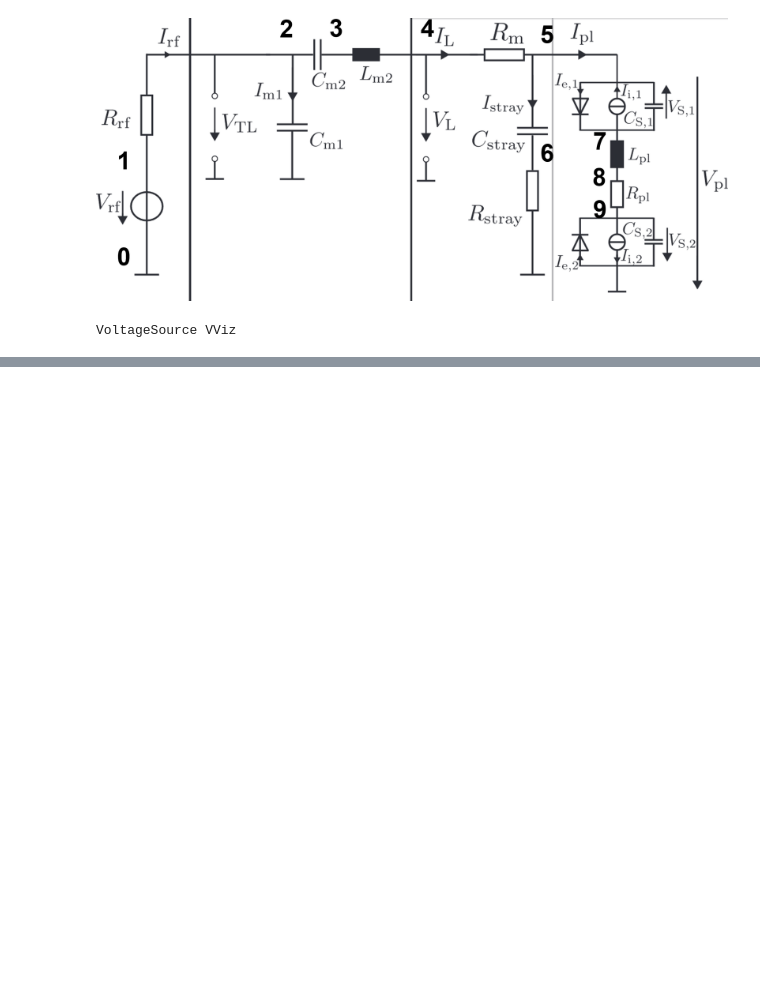
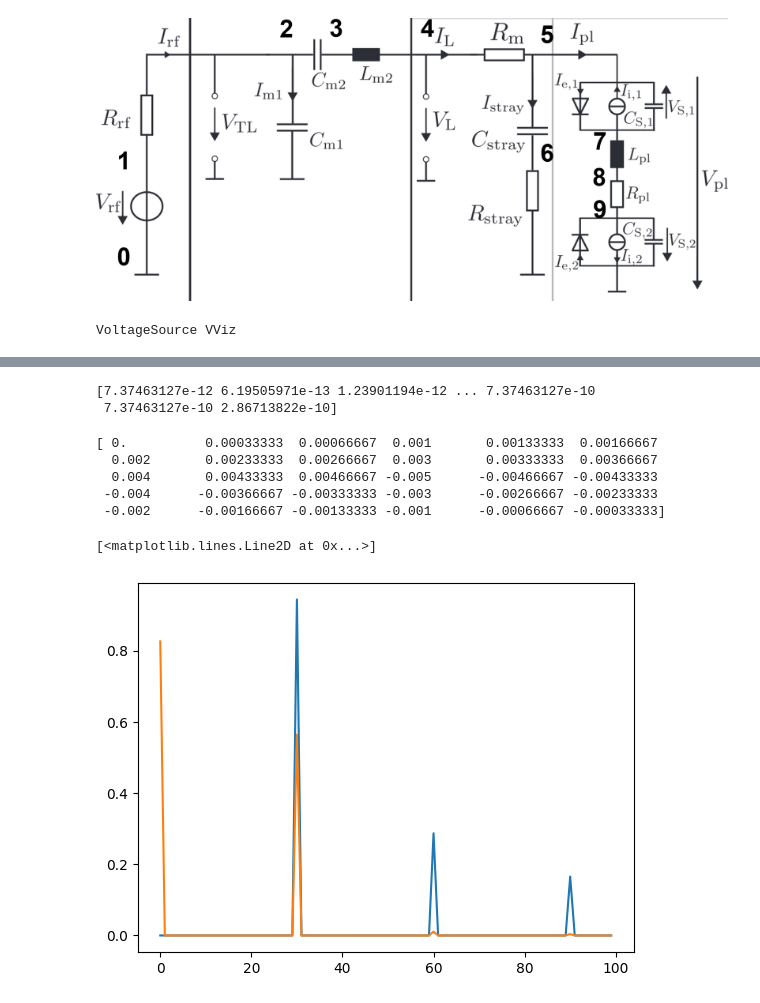
Before and after one commit to dsamsonov1/rf_plasma_impedance, a Jupyter notebook: rf_discharge.ipynb, the cells around one changed output, grey strips where cells are left out. Drawn from its saved outputs; the diff is of its cells as text; code cells hidden in the pictures; blank space fills up the shorter version.

```diff
--- a/rf_discharge.ipynb
+++ b/rf_discharge.ipynb
@@ -201,3 +168,37 @@ plt.show()
+# %%
+a = np.diff(time_data)
+np.set_printoptions(threshold=100)
+print(a)
+# %% [output]
+[7.37463127e-12 6.19505971e-13 1.23901194e-12 ... 7.37463127e-10
+ 7.37463127e-10 2.86713822e-10]
+# %%
+first_steady_period = 250
+num_periods_for_spectra = 30
+
+i_spectra = np.fft.fft(v9_data[sim_periods_div*first_steady_period:sim_periods_div*(first_steady_period+num_periods_for_spectra)])
+v_spectra = np.fft.fft(v5_data[sim_periods_div*first_steady_period:sim_periods_div*(first_steady_period+num_periods_for_spectra)])
+
+freqs = np.fft.fftfreq(num_periods_for_spectra, d=sim_periods_div)
+print(freqs)
+
+i_plot = abs(i_spectra[0:100])
+i_norm = np.linalg.norm(i_plot)
+i_normalized = i_plot/i_norm
+plt.plot(i_normalized)
+
+v_plot = abs(v_spectra[0:100])
+v_norm = np.linalg.norm(v_plot)
+v_normalized = v_plot/v_norm
+plt.plot(v_normalized)
+# %% [output]
+[ 0.          0.00033333  0.00066667  0.001       0.00133333  0.00166667
+  0.002       0.00233333  0.00266667  0.003       0.00333333  0.00366667
+  0.004       0.00433333  0.00466667 -0.005      -0.00466667 -0.00433333
+ -0.004      -0.00366667 -0.00333333 -0.003      -0.00266667 -0.00233333
+ -0.002      -0.00166667 -0.00133333 -0.001      -0.00066667 -0.00033333]
+[<matplotlib.lines.Line2D at 0x...>]
+[figure, added]
 # %%
 *Plasma Current Model
 *1. Константы:
```
Also changed, not shown: parts of 7 cells of this notebook.
